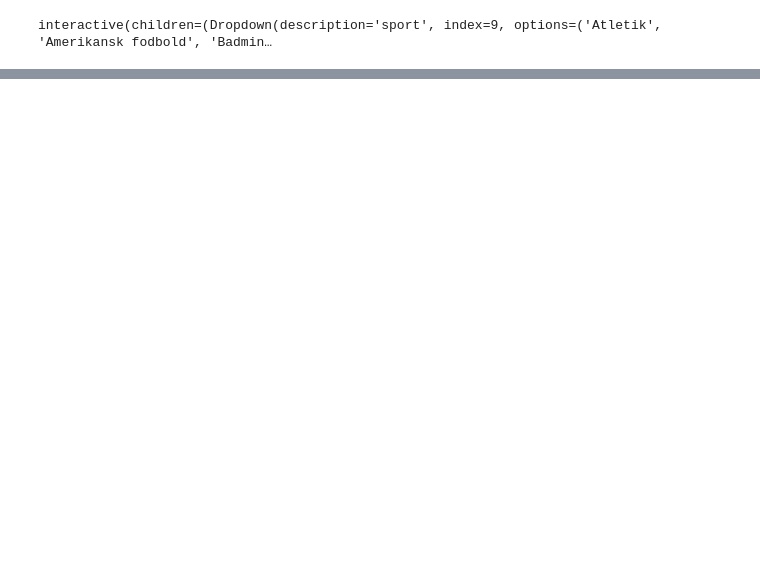
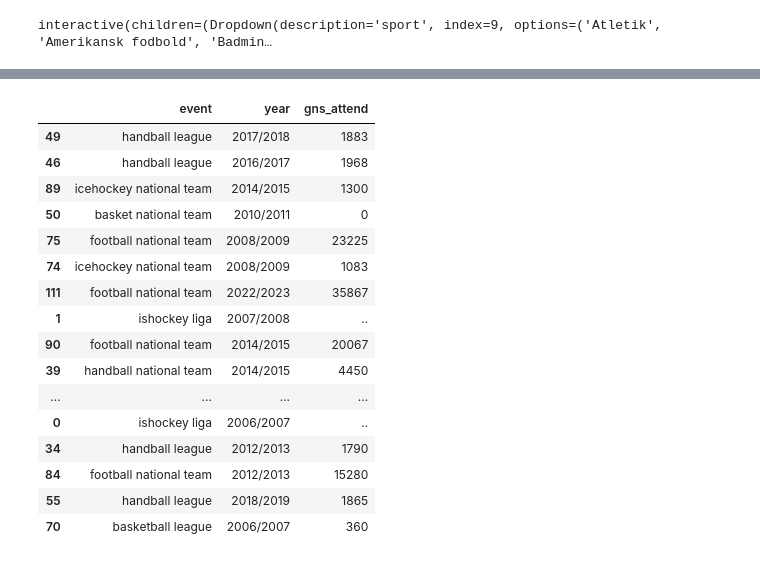
Before and after one commit to NumEconCopenhagen/projects-2024-Simon-C-og-Jens-H, a Jupyter notebook: dataproject/dataproject.ipynb, the cells around one changed output, grey strips where cells are left out. Saved outputs shown, nothing was run; the diff lists cells and outputs as text; code cells hidden in the pictures; blank space fills up the shorter version.

```diff
--- a/dataproject/dataproject.ipynb
+++ b/dataproject/dataproject.ipynb
@@ -244,0 +441,34 @@ interactive(children=(Dropdown(description='sport', index=9, options=('Atletik',
+# %%
+# Changing the names of the events
+new_names = {
+    'Ice hockey - The Ice Hockey League - Season total - men':'icehockey league',
+    'Ice hockey - International (In Denmark) - men':'icehockey national team',
+    'Basketball - International (In Denmark) - men':'basketball national team',
+    'Football - International (In Denmark) - men':'football national team',
+    'Football - Superleague - men':'football league',
+    'Basketball -The Basketball League season total - men':'basketball league',
+    'Handball - International (In Denmark) - men':'handball national team',
+    'Handball - The Handball League season total - men':'handball league'
+}
+
+sport_api['event'] = sport_api['event'].replace(new_names)
+
+sport_api.sample(20)
+# %% [output]
+|  | event | year | gns_attend |
+| 49 | handball league | 2017/2018 | 1883 |
+| 46 | handball league | 2016/2017 | 1968 |
+| 89 | icehockey national team | 2014/2015 | 1300 |
+| 50 | basket national team | 2010/2011 | 0 |
+| 75 | football national team | 2008/2009 | 23225 |
+| 74 | icehockey national team | 2008/2009 | 1083 |
+| 111 | football national team | 2022/2023 | 35867 |
+| 1 | ishockey liga | 2007/2008 | .. |
+| 90 | football national team | 2014/2015 | 20067 |
+| 39 | handball national team | 2014/2015 | 4450 |
+| ... | ... | ... | ... |
+| 0 | ishockey liga | 2006/2007 | .. |
+| 34 | handball league | 2012/2013 | 1790 |
+| 84 | football national team | 2012/2013 | 15280 |
+| 55 | handball league | 2018/2019 | 1865 |
+| 70 | basketball league | 2006/2007 | 360 |
```
Also changed, not shown: parts of 15 cells of this notebook.
